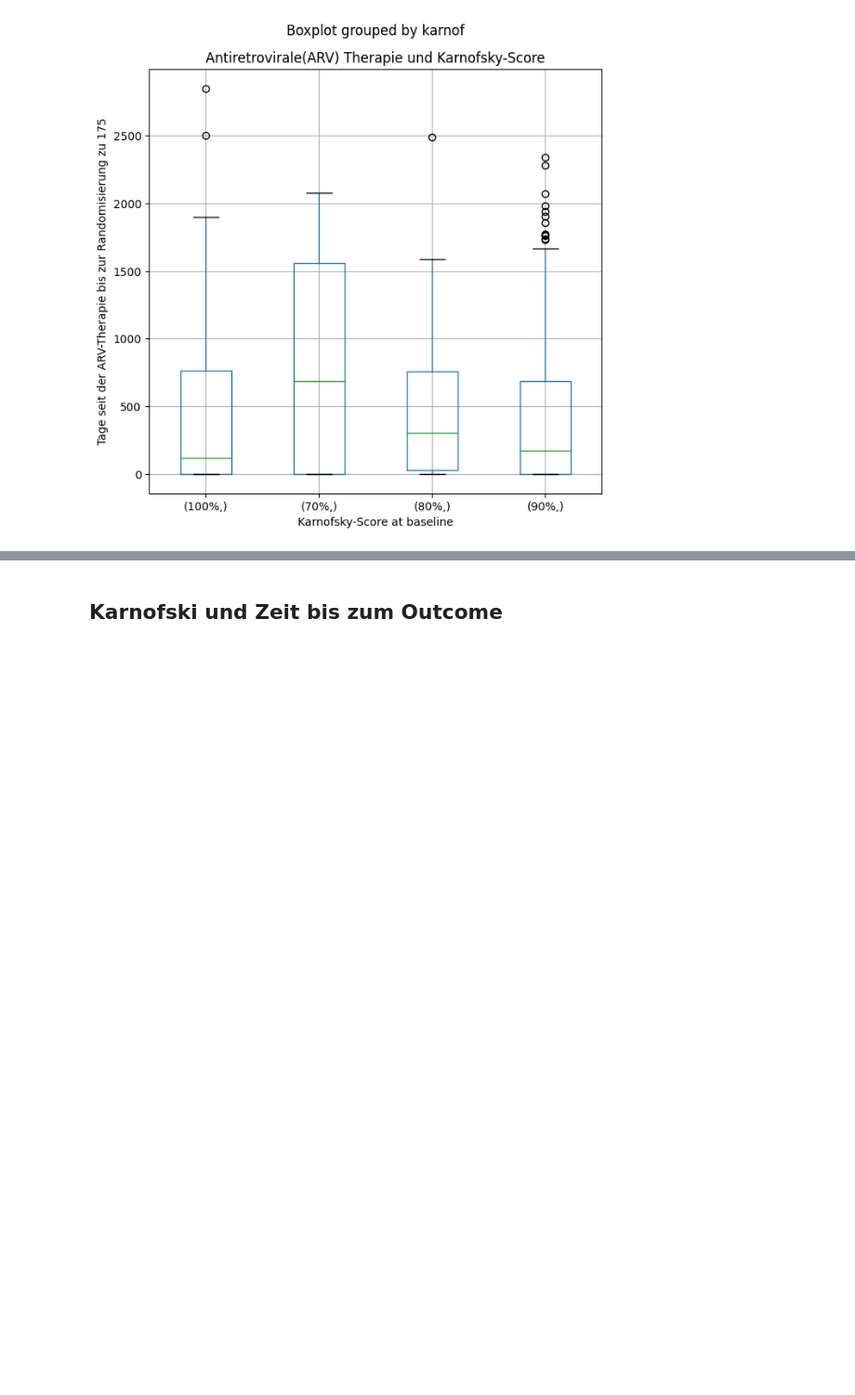
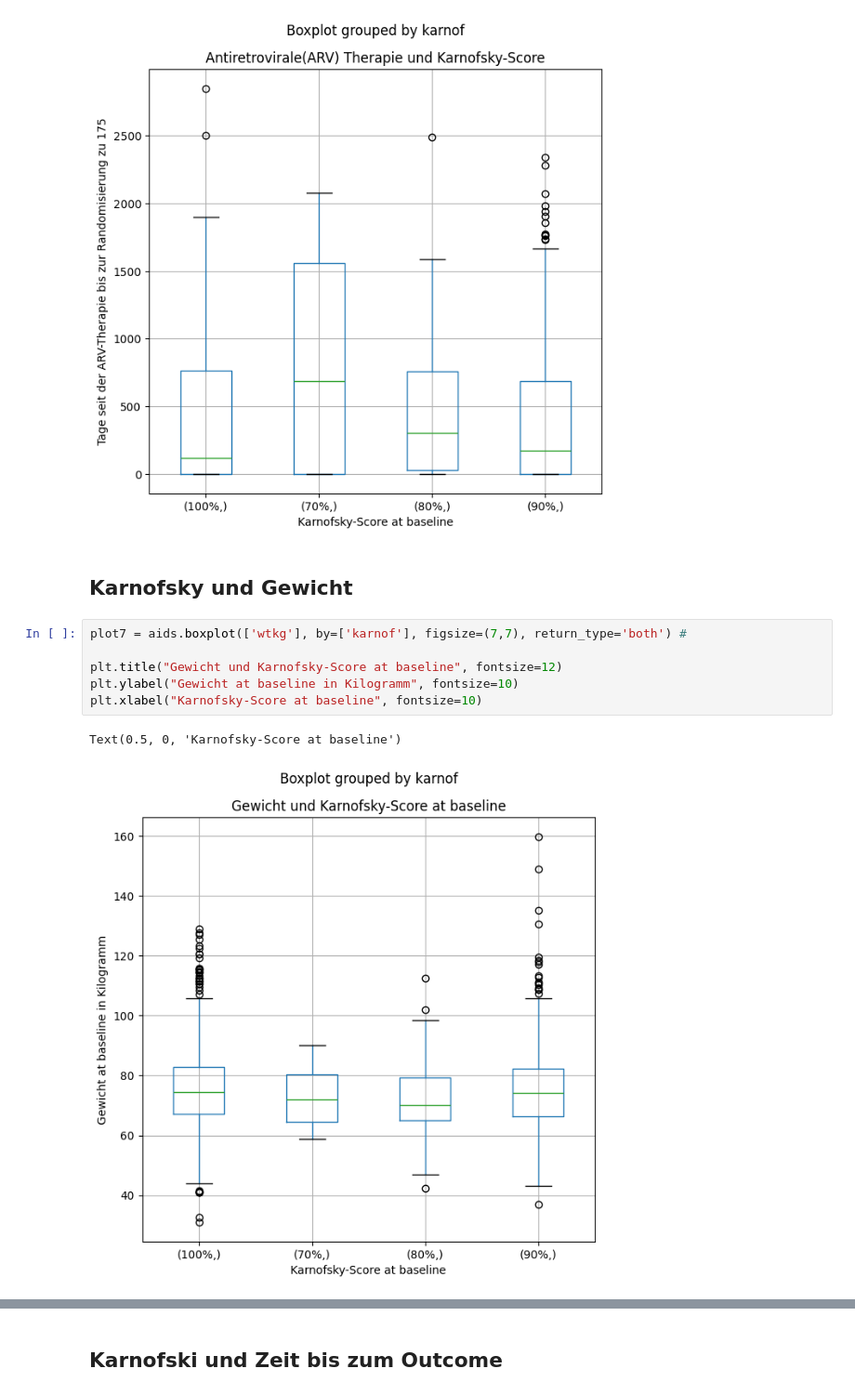
Before and after one commit to bogatyr-e/ml-prediction-aids, a Jupyter notebook: src/preprocessing.ipynb, the cells around one changed output, grey strips where cells are left out. Shown at 93% size. Saved outputs shown, nothing was run; the diff lists cells and outputs as text; blank space fills up the shorter version.

```diff
--- a/src/preprocessing.ipynb
+++ b/src/preprocessing.ipynb
@@ -509,3 +516,14 @@ plt.xlabel("Karnofsky-Score at baseline", fontsize=10)
 # %% [output]
 Text(0.5, 0, 'Karnofsky-Score at baseline')
 [figure]
+# %% [markdown]
+## Karnofsky und Gewicht
+# %%
+plot7 = aids.boxplot(['wtkg'], by=['karnof'], figsize=(7,7), return_type='both') #
+
+plt.title("Gewicht und Karnofsky-Score at baseline", fontsize=12)
+plt.ylabel("Gewicht at baseline in Kilogramm", fontsize=10)
+plt.xlabel("Karnofsky-Score at baseline", fontsize=10)
+# %% [output]
+Text(0.5, 0, 'Karnofsky-Score at baseline')
+[figure, added]
```
Also changed, not shown: parts of 51 cells of this notebook, 4 other files.
